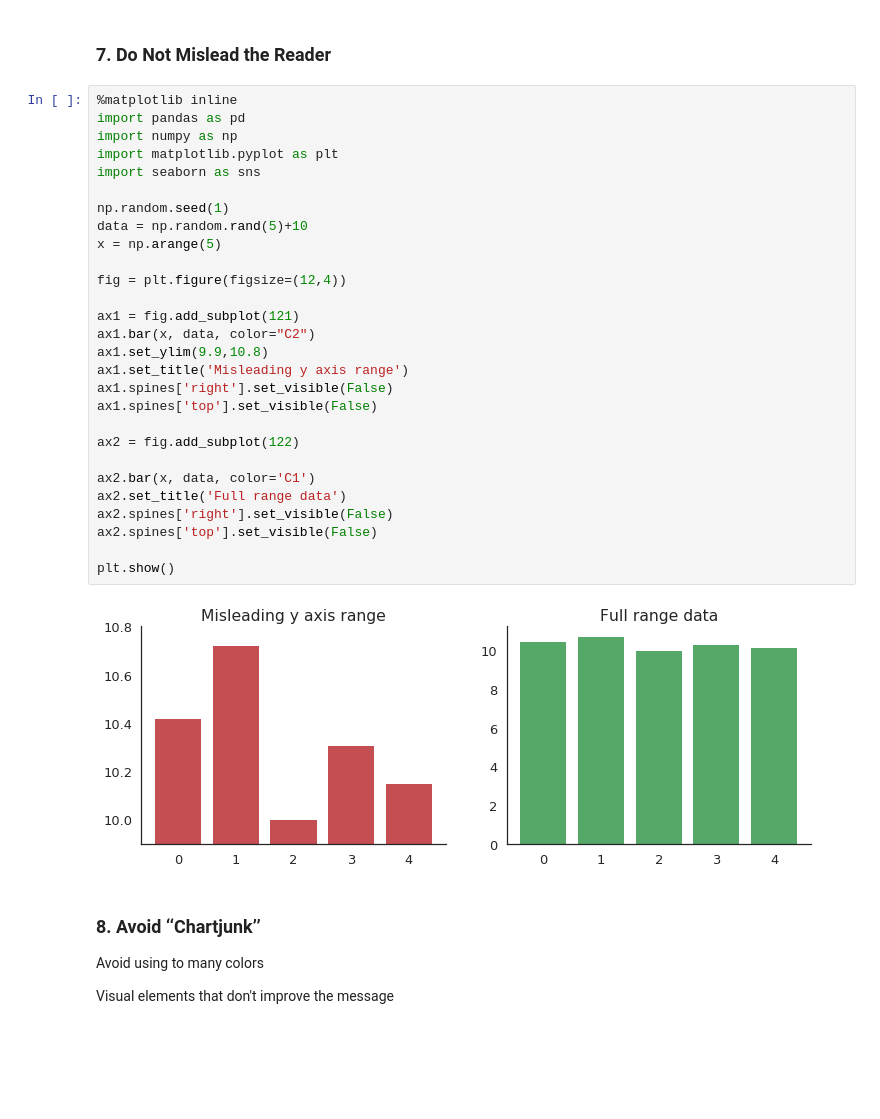
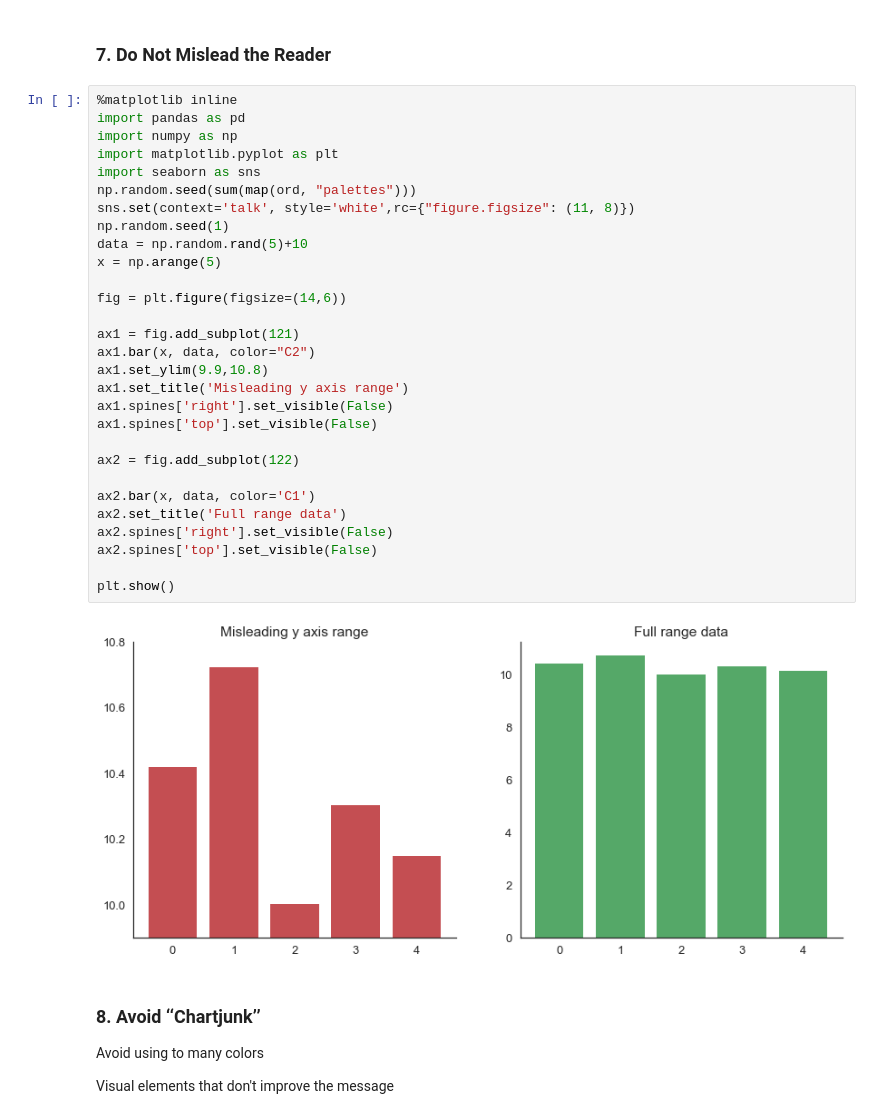
Before and after one commit to BielStela/Curs_UB, a Jupyter notebook: dia_3/DataViz/dataviz.ipynb, the cells around one changed output. Cells and saved outputs as stored; diff of their text form; blank space fills up the shorter version.

```diff
--- a/dia_3/DataViz/dataviz.ipynb
+++ b/dia_3/DataViz/dataviz.ipynb
@@ -53,33 +53,34 @@ We will talk about this later!
 # %%
 %matplotlib inline
 import pandas as pd
 import numpy as np
 import matplotlib.pyplot as plt
 import seaborn as sns
-
+np.random.seed(sum(map(ord, "palettes")))
+sns.set(context='talk', style='white',rc={"figure.figsize": (11, 8)})
 np.random.seed(1)
 data = np.random.rand(5)+10
 x = np.arange(5)
 
-fig = plt.figure(figsize=(12,4))
+fig = plt.figure(figsize=(14,6))
 
 ax1 = fig.add_subplot(121)
 ax1.bar(x, data, color="C2")
 ax1.set_ylim(9.9,10.8)
 ax1.set_title('Misleading y axis range')
 ax1.spines['right'].set_visible(False)
 ax1.spines['top'].set_visible(False)
 
 ax2 = fig.add_subplot(122)
 
 ax2.bar(x, data, color='C1')
 ax2.set_title('Full range data')
 ax2.spines['right'].set_visible(False)
 ax2.spines['top'].set_visible(False)
 
 plt.show()
 # %% [output]
-[figure, old version]
+[figure, new version]
 # %% [markdown]
 ### 8. Avoid ‘‘Chartjunk’’
 
```
Also changed, not shown: parts of 47 cells of this notebook, 1 other file.
